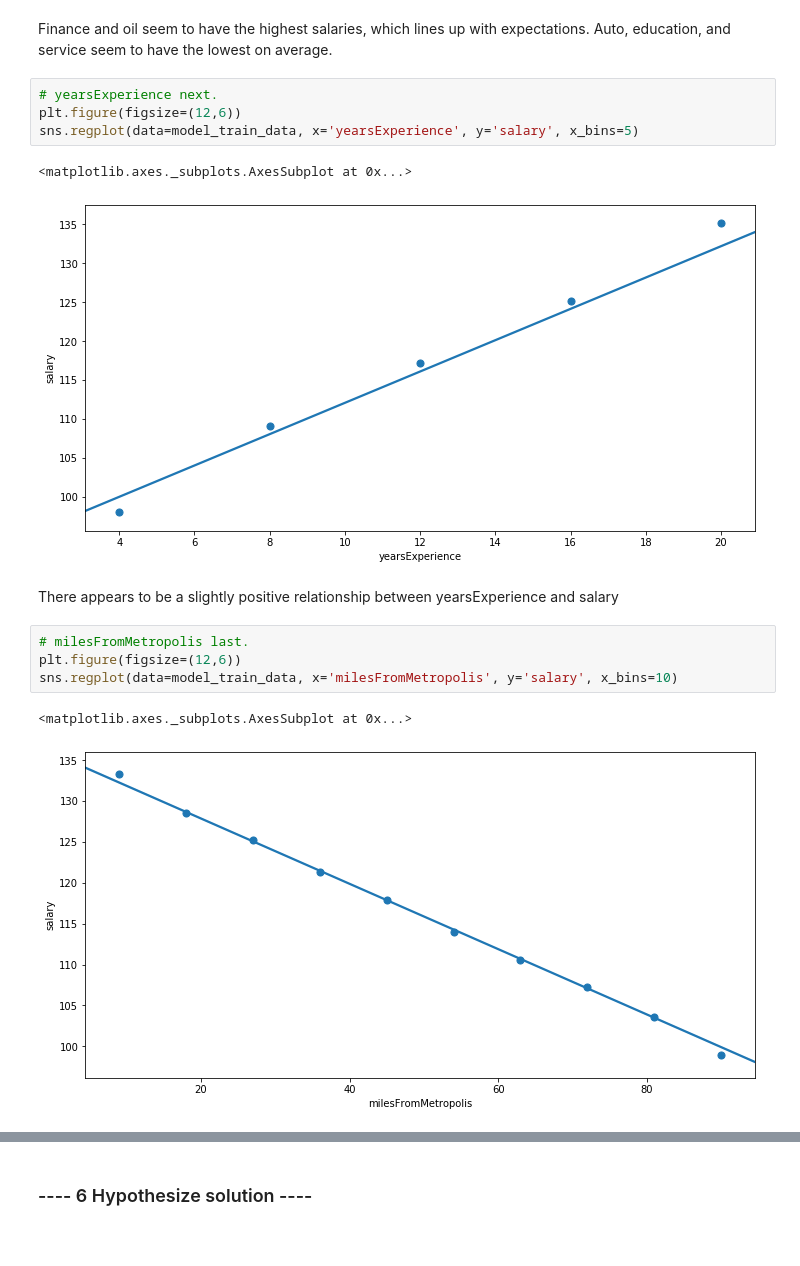
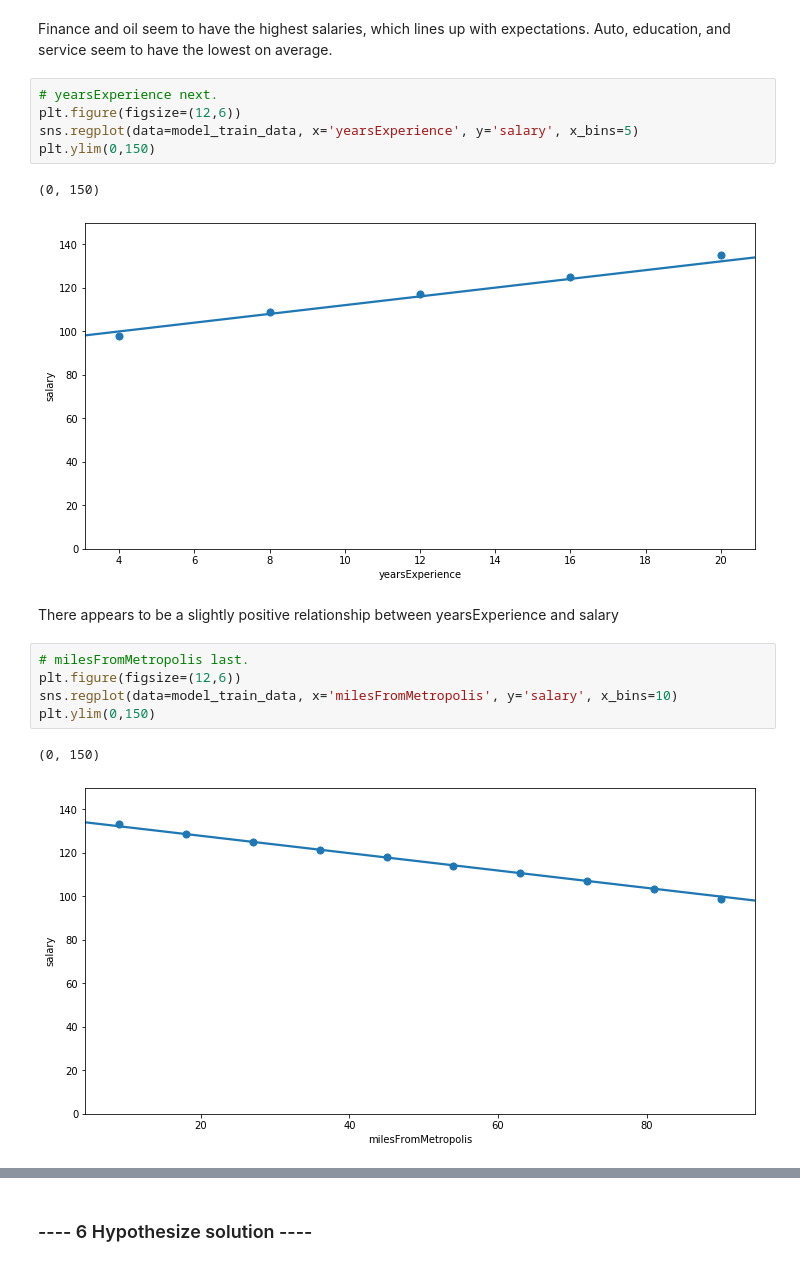
Before and after one commit to kevinodata/salary_predictions_portfolio, a Jupyter notebook: first_project.ipynb, the cells around one changed output, grey strips where cells are left out. Cells and saved outputs as stored; diff of their text form.

```diff
--- a/first_project.ipynb
+++ b/first_project.ipynb
@@ -323,17 +331,19 @@ Finance and oil seem to have the highest salaries, which lines up with expectati
 # yearsExperience next.
 plt.figure(figsize=(12,6))
 sns.regplot(data=model_train_data, x='yearsExperience', y='salary', x_bins=5)
+plt.ylim(0,150)
 # %% [output]
-<matplotlib.axes._subplots.AxesSubplot at 0x...>
+(0, 150)
-[figure, old version]
+[figure, new version]
 # %% [markdown]
 There appears to be a slightly positive relationship between yearsExperience and salary
 # %%
 # milesFromMetropolis last.
 plt.figure(figsize=(12,6))
 sns.regplot(data=model_train_data, x='milesFromMetropolis', y='salary', x_bins=10)
+plt.ylim(0,150)
 # %% [output]
-<matplotlib.axes._subplots.AxesSubplot at 0x...>
+(0, 150)
-[figure, old version]
+[figure, new version]
 # %% [markdown]
 This last feature gives us a slight negative relationship between milesFromMetropolis and salary, which is about what we'd expect. Since cost of living increases as our proximity to a city increases, we would expect our salary to also increase.
```
Also changed, not shown: parts of 26 cells of this notebook.
